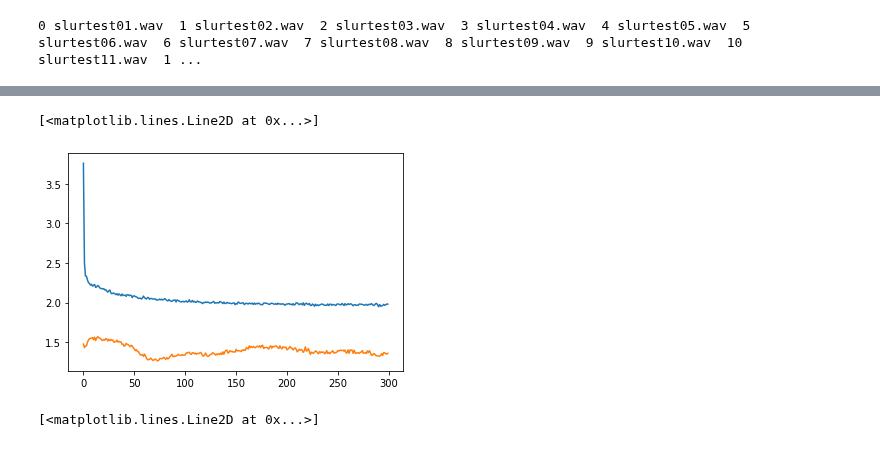
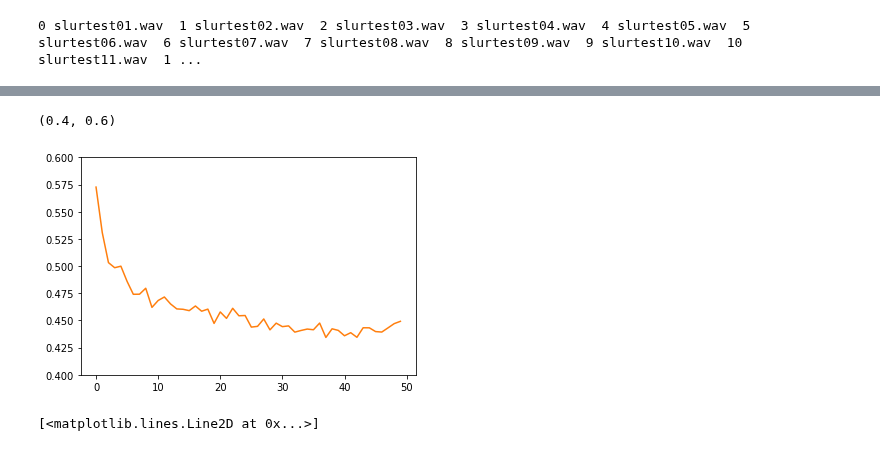
Before and after one commit to SimonFalk/beyondPianoRoll, a Jupyter notebook: flow.ipynb, the cells around one changed output, grey strips where cells are left out. Drawn from its saved outputs; the diff is of its cells as text; code cells hidden in the pictures.

Commit message:
extended with all data

```diff
--- a/flow.ipynb
+++ b/flow.ipynb
@@ -252,12 +248,12 @@ list(ds[ds["player"] =="FK"].index.values)
 # %%
 # Custom split:
-split_name = "sair_refined-fk"
+split_name = "sair-fk"
 # refined selection:
-folds = [[[ 0,  1,  2,  3,  4,  7,  8, 11, 12, 14, 15, 18, 19, 20, 21, 23, 24,
-       25, 27, 28, 31, 32, 34, 35, 36, 37, 38, 39, 41, 42, 43, 45, 46, 48], [29,22,30,47,44,33]]]
+#folds = [[[ 0,  1,  2,  3,  4,  7,  8, 11, 12, 14, 15, 18, 19, 20, 21, 23, 24,
+#       25, 27, 28, 31, 32, 34, 35, 36, 37, 38, 39, 41, 42, 43, 45, 46, 48], [29,22,30,47,44,33]]]
 #folds = [[[ 0,  1,  2,  3,  4,  7,  8, 11, 12, 14, 15, 18, 19, 20, 21, 23, 24,
 #       25, 27, 28, 31, 32, 34, 35, 36, 37, 38, 39, 41, 42, 43, 45, 46, 48,29,22,30,47,44,33], [29,22,30,47,44,33]]]
-#folds = [[list(ds[ds["player"].isin(["SA","IR"])].index.values), list(ds[ds["player"] =="FK"].index.values)]]
+folds = [[list(ds[ds["player"].isin(["SA","IR"])].index.values), list(ds[ds["player"] =="FK"].index.values)]]
 n_splits = 1
 split_at_rec = 9
 #folds = [[np.arange(split_at_rec), np.arange(split_at_rec, len(audio_fnames))]]
@@ -303,7 +299,7 @@ for train_idx, test_idx in folds:
     means_per_fold.append(np.expand_dims(mean_train, axis=0))
     std_per_fold.append(np.expand_dims(std_train, axis=0))
 
-save_stats = True
+save_stats = False
 
 if save_stats:
     with open('results/statistics/{}_mean.pickle'.format(split_name), 'wb') as file_pi:
@@ -317,18 +313,18 @@ def compute_steps(idx, bs):
     return np.sum(steps_per_song)
 # %%
 # Hyperparameters and modes
-datasets = "btb"
+datasets = "extend"
 continue_run = False
 training_mode = 0 # REMEMBER TO CHANGE
-check_at_epoch = 10
+check_at_epoch = 4
 
 custom_model = False
 
 save = True # REMEMBER TO CHANGE
  # REMEMBER TO CHANGE
 save_path = "results/cnn-training-230204c/" # TODO - automatically
-n_epochs = 300 # REMEMBER TO CHANGE
-learning_r = 0.01
+n_epochs = 50 # REMEMBER TO CHANGE
+learning_r = 0.001
 bs = 256
 steps_per_epoch = int(np.sum(np.array([len(f) for f in mm_proc_frames])[folds[0][0]]-2*CONTEXT-1)/bs)
 val_steps_per_epoch = 100
@@ -598,7 +594,7 @@ while fold < n_splits:
         # Validation data
         validation_data = validation_data,
         validation_steps  = val_steps_per_epoch,
-        #class_weight = {0:10, 1:1}, # {0:1, 1:W}
+        class_weight = {0:1, 1:1/0.035}, # {0:1, 1:W}
         callbacks=[cp_callback],
         verbose=1
     )
@@ -657,10 +653,10 @@ INFO:tensorflow:Assets written to: results/cnn-training-230204c/fold_0_btb-seq-3
 # %%
 plt.plot(history.history["wbce"])
 plt.plot(history.history["val_wbce"])
-#plt.ylim([0.06,0.08])
+plt.ylim([0.4,0.6])
 # %% [output]
-[<matplotlib.lines.Line2D at 0x...>]
+(0.4, 0.6)
-[figure, old version]
+[figure, new version]
 # %%
 
 
```
Also changed, not shown: parts of 5 cells of this notebook.
